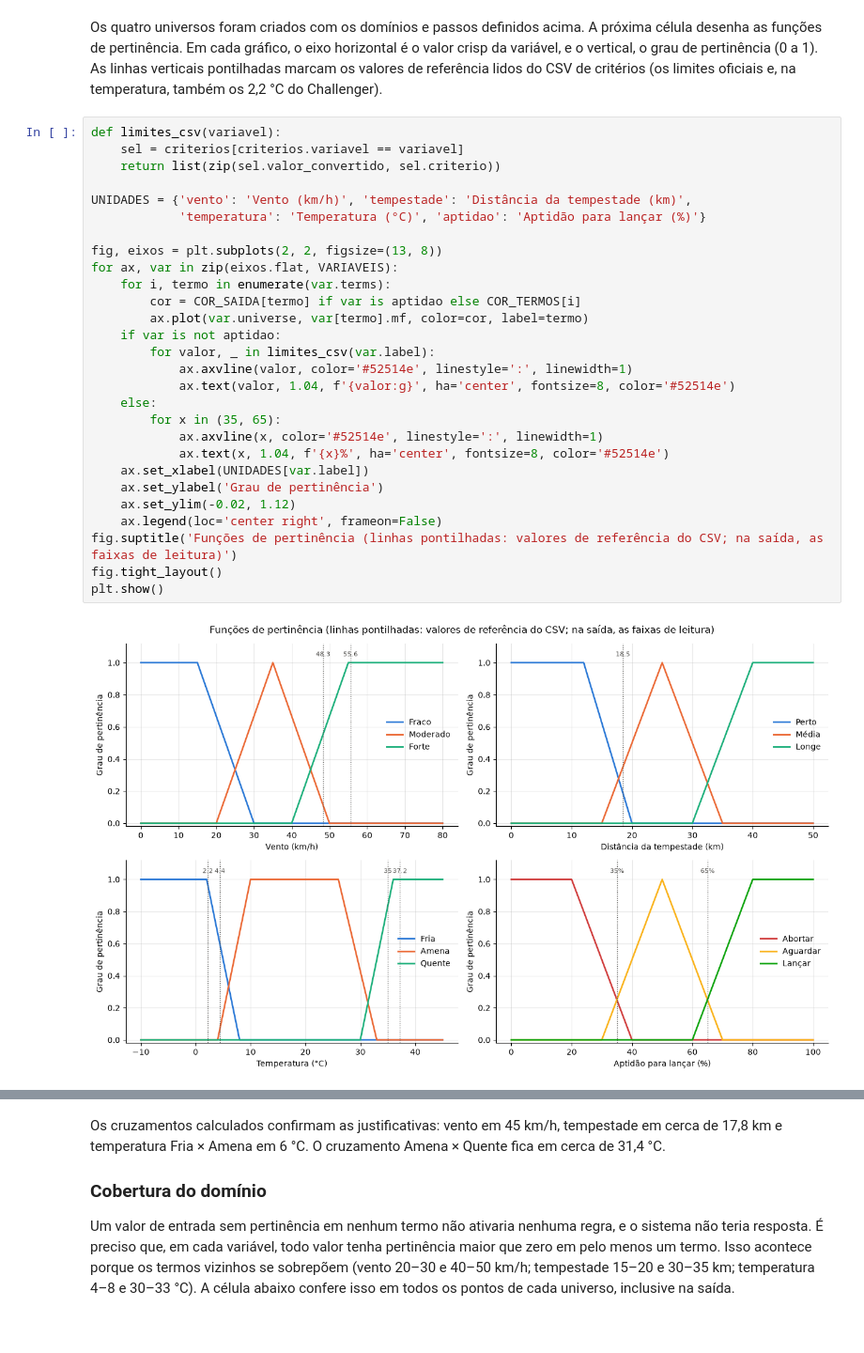
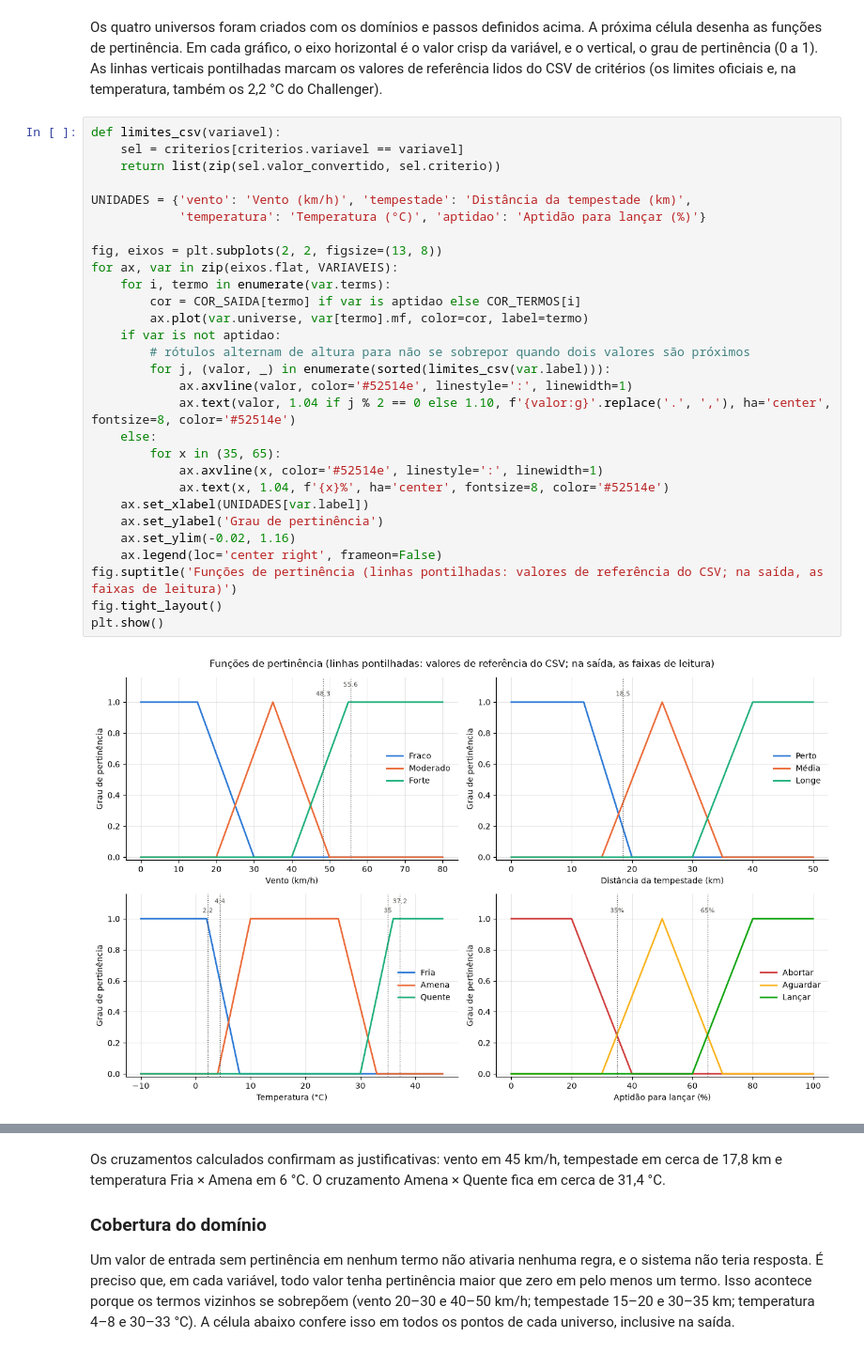
Before and after one commit to kiovaz/fuzzy-launch-decision, a Jupyter notebook: notebook/lancamento_fuzzy.ipynb, the cells around one changed output, grey strips where cells are left out. Shown at 94% size. Cells and saved outputs as stored; diff of their text form.

```diff
--- a/notebook/lancamento_fuzzy.ipynb
+++ b/notebook/lancamento_fuzzy.ipynb
@@ -235,33 +254,34 @@ Os quatro universos foram criados com os domínios e passos definidos acima. A p
 # %%
 def limites_csv(variavel):
     sel = criterios[criterios.variavel == variavel]
     return list(zip(sel.valor_convertido, sel.criterio))
 
 UNIDADES = {'vento': 'Vento (km/h)', 'tempestade': 'Distância da tempestade (km)',
             'temperatura': 'Temperatura (°C)', 'aptidao': 'Aptidão para lançar (%)'}
 
 fig, eixos = plt.subplots(2, 2, figsize=(13, 8))
 for ax, var in zip(eixos.flat, VARIAVEIS):
     for i, termo in enumerate(var.terms):
         cor = COR_SAIDA[termo] if var is aptidao else COR_TERMOS[i]
         ax.plot(var.universe, var[termo].mf, color=cor, label=termo)
     if var is not aptidao:
-        for valor, _ in limites_csv(var.label):
+        # rótulos alternam de altura para não se sobrepor quando dois valores são próximos
+        for j, (valor, _) in enumerate(sorted(limites_csv(var.label))):
             ax.axvline(valor, color='#52514e', linestyle=':', linewidth=1)
-            ax.text(valor, 1.04, f'{valor:g}', ha='center', fontsize=8, color='#52514e')
+            ax.text(valor, 1.04 if j % 2 == 0 else 1.10, f'{valor:g}'.replace('.', ','), ha='center', fontsize=8, color='#52514e')
     else:
         for x in (35, 65):
             ax.axvline(x, color='#52514e', linestyle=':', linewidth=1)
             ax.text(x, 1.04, f'{x}%', ha='center', fontsize=8, color='#52514e')
     ax.set_xlabel(UNIDADES[var.label])
     ax.set_ylabel('Grau de pertinência')
-    ax.set_ylim(-0.02, 1.12)
+    ax.set_ylim(-0.02, 1.16)
     ax.legend(loc='center right', frameon=False)
 fig.suptitle('Funções de pertinência (linhas pontilhadas: valores de referência do CSV; na saída, as faixas de leitura)')
 fig.tight_layout()
 plt.show()
 # %% [output]
-[figure, old version]
+[figure, new version]
 # %% [markdown]
 **Como ler os gráficos.** Para saber o grau de um valor em cada termo, sobe-se uma linha vertical a partir do valor e lê-se a altura em que ela corta cada curva.
 
```
Also changed, not shown: parts of 27 cells of this notebook.
